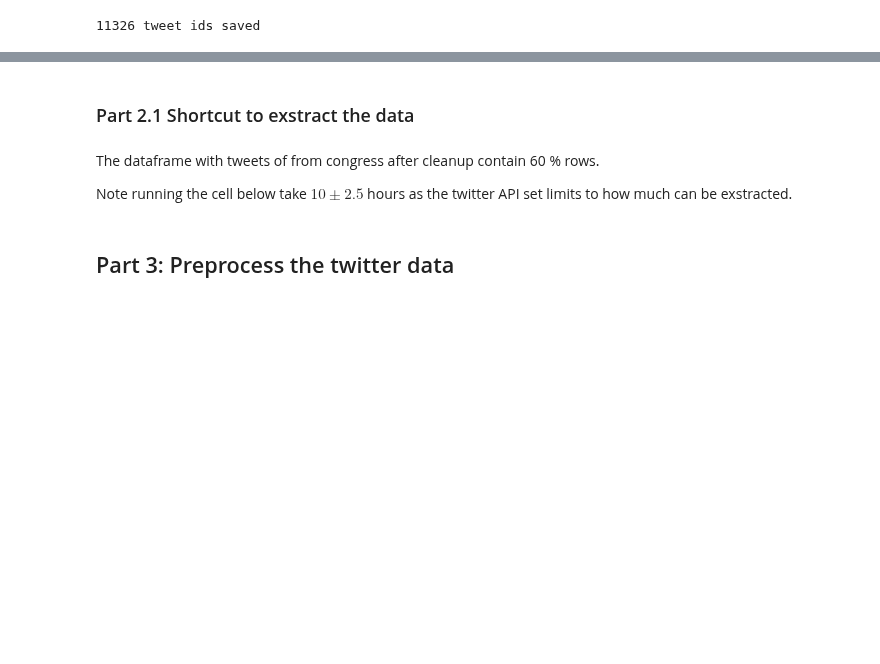
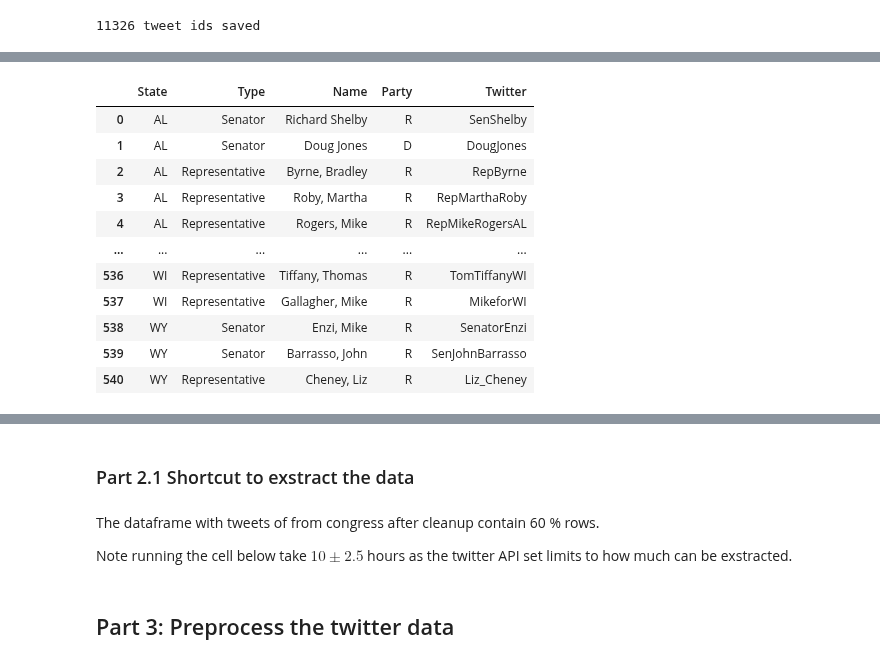
Before and after one commit to idariis/Social-Graphs-Project-E20, a Jupyter notebook: Notebooks/getting_the_data.ipynb, the cells around one changed output, grey strips where cells are left out. Saved outputs shown, nothing was run; the diff lists cells and outputs as text; code cells hidden in the pictures; blank space fills up the shorter version.

Commit message:
Getting the data update

```diff
--- a/Notebooks/getting_the_data.ipynb
+++ b/Notebooks/getting_the_data.ipynb
@@ -96,0 +156,85 @@ hydrate_tweets(
+# %%
+# All states abbreviations
+us_state_abbrev = {
+    r'Alabama.*': 'AL',
+    r'Alaska.*': 'AK',
+    r'American Samoa.*': 'AS',
+    r'Arizona.*': 'AZ',
+    r'Arkansas.*': 'AR',
+    r'California.*': 'CA',
+    r'Colorado.*': 'CO',
+    r'Connecticut.*': 'CT',
+    r'Delaware.*': 'DE',
+    r'District of Columbia.*': 'DC',
+    r'Florida.*': 'FL',
+    r'Georgia.*': 'GA',
+    r'Guam.*': 'GU',
+    r'Hawaii.*': 'HI',
+    r'Idaho.*': 'ID',
+    r'Illinois.*': 'IL',
+    r'Indiana.*': 'IN',
+    r'Iowa.*': 'IA',
+    r'Kansas.*': 'KS',
+    r'Kentucky.*': 'KY',
+    r'Louisiana.*': 'LA',
+    r'Maine.*': 'ME',
+    r'Maryland.*': 'MD',
+    r'Massachusetts.*': 'MA',
+    r'Michigan.*': 'MI',
+    r'Minnesota.*': 'MN',
+    r'Mississippi.*': 'MS',
+    r'Missouri.*': 'MO',
+    r'Montana.*': 'MT',
+    r'Nebraska.*': 'NE',
+    r'Nevada.*': 'NV',
+    r'New Hampshire.*': 'NH',
+    r'New Jersey.*': 'NJ',
+    r'New Mexico.*': 'NM',
+    r'New York.*': 'NY',
+    r'North Carolina.*': 'NC',
+    r'North Dakota.*': 'ND',
+    r'Northern Mariana Islands.*':'MP',
+    r'Ohio.*': 'OH',
+    r'Oklahoma.*': 'OK',
+    r'Oregon.*': 'OR',
+    r'Pennsylvania.*': 'PA',
+    r'Puerto Rico.*': 'PR',
+    r'Rhode Island.*': 'RI',
+    r'South Carolina.*': 'SC',
+    r'South Dakota.*': 'SD',
+    r'Tennessee.*': 'TN',
+    r'Texas.*': 'TX',
+    r'Utah.*': 'UT',
+    r'Vermont.*': 'VT',
+    r'Virgin Islands.*': 'VI',
+    r'Virginia.*': 'VA',
+    r'Washington.*': 'WA',
+    r'West V.*': 'WV', # Written in different ways
+    r'Wisconsin.*': 'WI',
+    r'Wyoming.*': 'WY'
+}
+
+# Convert states to two letter abbreviations
+Data116['State'] = Data116['State'].replace(regex = us_state_abbrev)
+
+# Remove @
+Data116 = Data116.replace(regex = {r'^@': ''})
+
+# Remove vacant positions
+Data116 = Data116[Data116.Name != "Vacant"]
+
+# Look at the data
+Data116
+# %% [output]
+|  | State | Type | Name | Party | Twitter |
+| 0 | AL | Senator | Richard Shelby | R | SenShelby |
+| 1 | AL | Senator | Doug Jones | D | DougJones |
+| 2 | AL | Representative | Byrne, Bradley | R | RepByrne |
+| 3 | AL | Representative | Roby, Martha | R | RepMarthaRoby |
+| 4 | AL | Representative | Rogers, Mike | R | RepMikeRogersAL |
+| ... | ... | ... | ... | ... | ... |
+| 536 | WI | Representative | Tiffany, Thomas | R | TomTiffanyWI |
+| 537 | WI | Representative | Gallagher, Mike | R | MikeforWI |
+| 538 | WY | Senator | Enzi, Mike | R | SenatorEnzi |
+| 539 | WY | Senator | Barrasso, John | R | SenJohnBarrasso |
+| 540 | WY | Representative | Cheney, Liz | R | Liz_Cheney |
```
Also changed, not shown: parts of 37 cells of this notebook, 1 other file.
